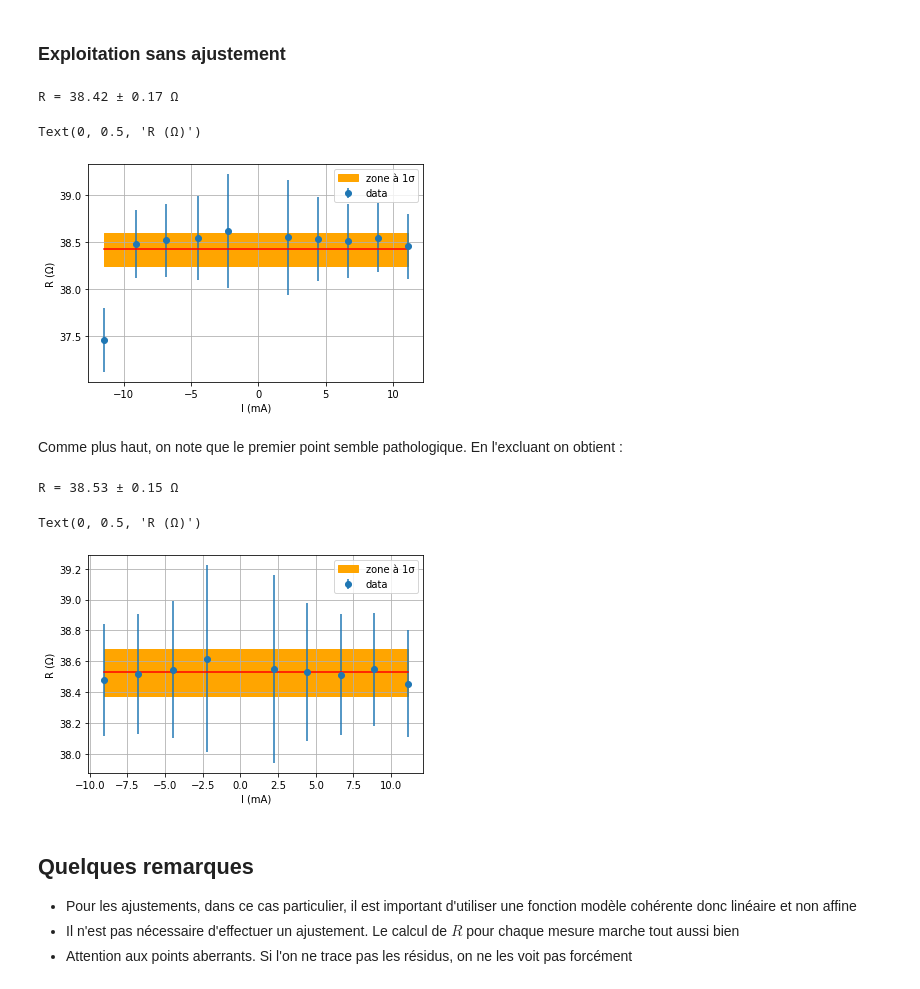
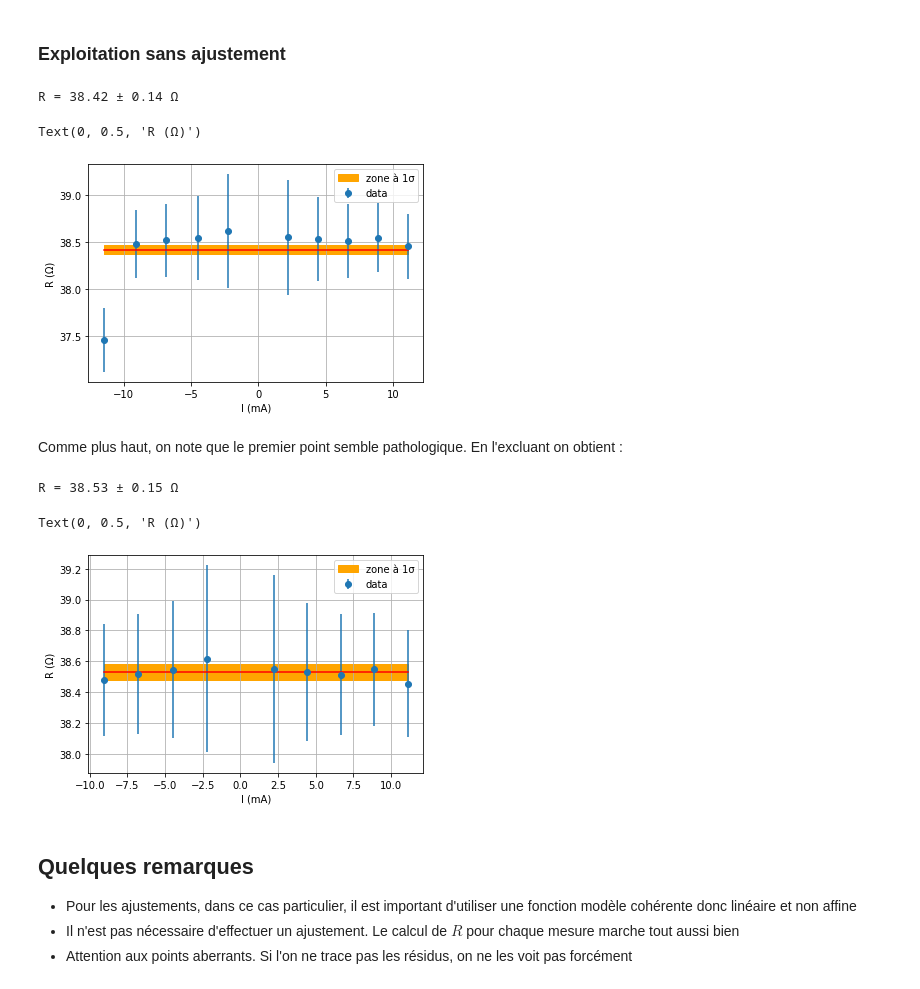
Before and after one commit to tjbtjbtjb/Vrac, a Jupyter notebook: AIPC2223/Ajustement_Ohm.ipynb, the cells around one changed output. Cells and saved outputs as stored; diff of their text form; code cells hidden in the pictures.

Commit message:
back to mean(simu N R)

```diff
--- a/AIPC2223/Ajustement_Ohm.ipynb
+++ b/AIPC2223/Ajustement_Ohm.ipynb
@@ -209,12 +209,12 @@ Text(0, 0.5, 'R (Ω)')
 # %% [markdown]
 L'estimation de l'incertitude passe aussi par un MC.
 # %%
-nbPseudoExp = 5
-rList = np.zeros((nbPseudoExp,RR.size))
+nbPseudoExp = 2048
+rList = np.zeros(nbPseudoExp)
 
 for i in range(nbPseudoExp):
     R_tmp = np.random.normal(RR, u_RR)
-    rList[i] = R_tmp
+    rList[i] = np.mean(R_tmp)
 
-printResult(np.mean(rList), np.std(rList)/np.sqrt(RR.size))
+printResult(np.mean(rList), np.std(rList))
 # %% [output]
@@ -355,13 +355,13 @@ u_RR = RR*np.sqrt( (u_UU/UU)**2 + (u_II/II)**2 )
 plt.errorbar(II, RR, yerr=u_RR, fmt='o',label='data')
 
 nbPseudoExp = 2048
-rList = np.zeros((nbPseudoExp,RR.size))
+rList = np.zeros(nbPseudoExp)
 
 for i in range(nbPseudoExp):
     R_tmp = np.random.normal(RR, u_RR)
-    rList[i] = R_tmp
+    rList[i] = np.mean(R_tmp)
 
-printResult(np.mean(rList), np.std(rList)/np.sqrt(RR.size))
+printResult(np.mean(rList), np.std(rList))
 
 x1 = np.array([np.min(II),np.max(II)])
 ymoy  = np.ones(2)*np.mean(rList)
@@ -374,45 +374,45 @@ plt.grid()
 plt.xlabel('I (mA)')
 plt.ylabel('R (Ω)')
 # %% [output]
-R = 38.42 ± 0.17 Ω
+R = 38.42 ± 0.14 Ω
 Text(0, 0.5, 'R (Ω)')
-[figure, old version]
+[figure, new version]
 # %% [markdown]
 Comme plus haut, on note que le premier point semble pathologique. En l'excluant on obtient :
 # %%
 UU = U[I!=0][1:]
 II = I[I!=0][1:]
 u_UU = u_U[I!=0][1:]
 u_II = u_I[I!=0][1:]
 
 RR   = UU/II
 u_RR = RR*np.sqrt( (u_UU/UU)**2 + (u_II/II)**2 )
 
 plt.errorbar(II, RR, yerr=u_RR, fmt='o',label='data')
 
 nbPseudoExp = 2048
-rList = np.zeros((nbPseudoExp,RR.size))
+rList = np.zeros(nbPseudoExp)
 
 for i in range(nbPseudoExp):
     R_tmp = np.random.normal(RR, u_RR)
-    rList[i] = R_tmp
+    rList[i] = np.mean(R_tmp)
 
-printResult(np.mean(rList), np.std(rList)/np.sqrt(RR.size))
+printResult(np.mean(rList), np.std(rList))
 
 x1 = np.array([np.min(II),np.max(II)])
 ymoy  = np.ones(2)*np.mean(rList)
 ylow  = ymoy - np.std(rList)/np.sqrt(RR.size)
 yhigh = ymoy + np.std(rList)/np.sqrt(RR.size)
 plt.plot(x1,ymoy,'r')
 plt.fill_between(x1,ylow,y2=yhigh,color='orange',label='zone à 1σ')
 plt.legend()
 plt.grid()
 plt.xlabel('I (mA)')
 plt.ylabel('R (Ω)')
 # %% [output]
 R = 38.53 ± 0.15 Ω
 Text(0, 0.5, 'R (Ω)')
-[figure, old version]
+[figure, new version]
 # %% [markdown]
 ## Quelques remarques
  - Pour les ajustements, dans ce cas particulier, il est important d'utiliser une fonction modèle cohérente donc linéaire et non affine
```
Also changed, not shown: parts of 6 cells of this notebook.
